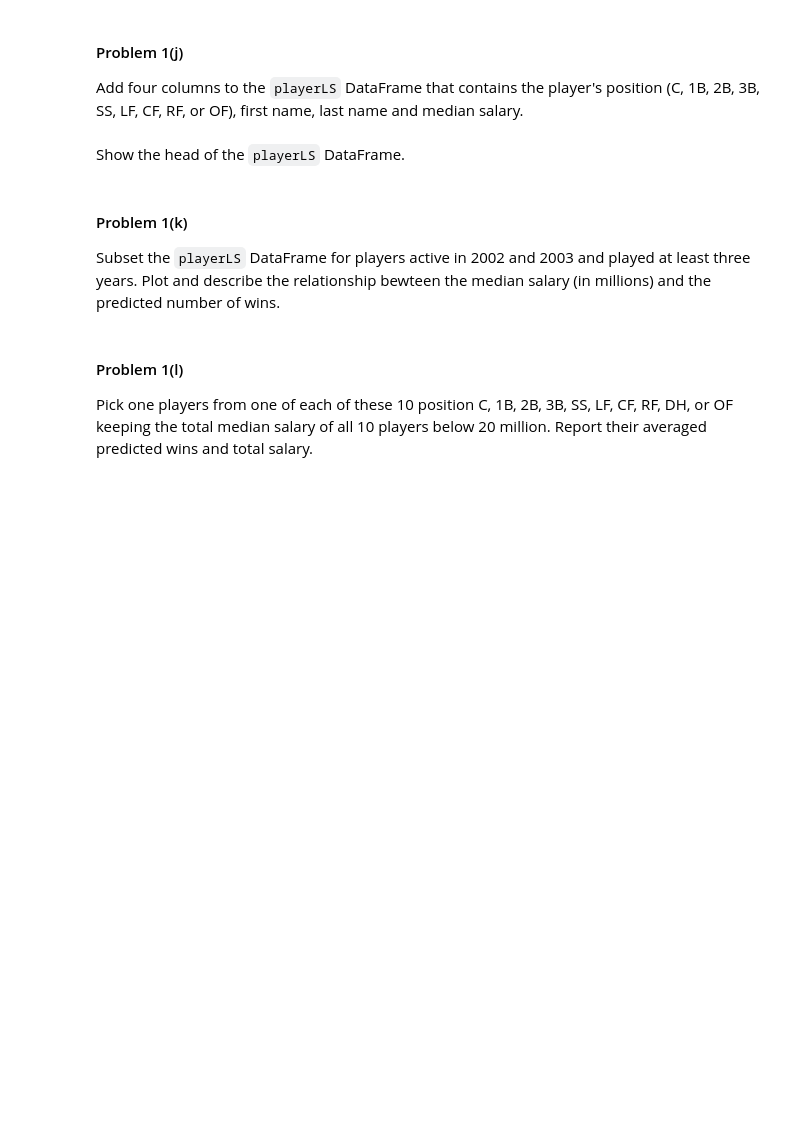
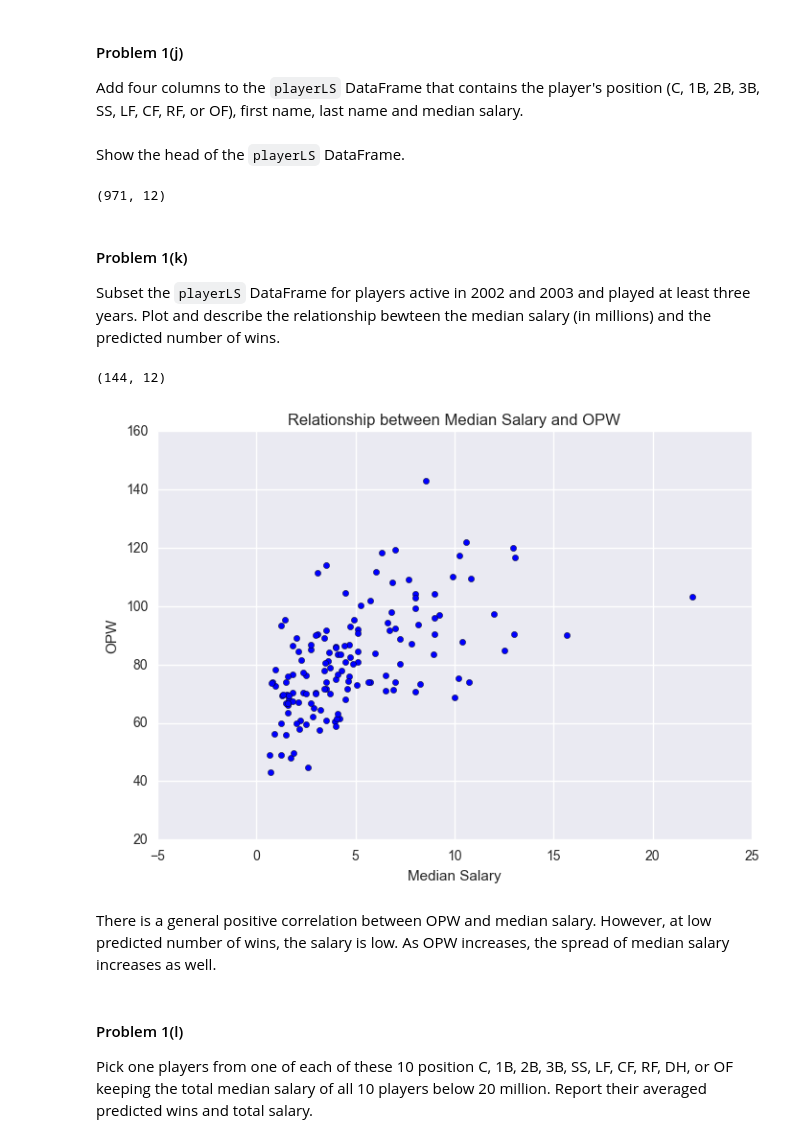
Before and after one commit to jacqzwy/2014, a Jupyter notebook: homework/HW3.ipynb, the cells around one changed output. Cells and saved outputs as stored; diff of their text form; code cells hidden in the pictures; blank space fills up the shorter version.

```diff
--- a/homework/HW3.ipynb
+++ b/homework/HW3.ipynb
@@ -227,0 +248,7 @@ Using the `playerstats` DataFrame created in Problem 1(g), create a new DataFram
+# %%
+### Your code here ###
+playerLS = master[['debut', 'finalGame']]
+playerLS.set_index(master['playerID'], inplace = True)
+print playerLS
+# player_rates = playerstats[['S', '2B', '3B', 'HR', 'BB']].groupby(playerstats['playerID']).mean()
+# playerLS = playerLS.join(player_rates)
@@ -237,0 +290,4 @@ Compute the OPW for each player based on the average rates in the `playerLS` Dat
+# %%
+### Your code here ###
+playerLS['OPW'] =  lm.predict(playerLS[['S', '2B', '3B', 'HR', 'BB']])
+playerLS.head()
@@ -244,7 +306,18 @@ Add four columns to the `playerLS` DataFrame that contains the player's position
+# %%
+### Your code here ###
+#get position of player (assume mode)
+position = fielding.groupby(fielding['playerID'])['POS'].agg(lambda x: x.value_counts().index[0])
+#merge
+playerLS_merged = playerLS.join(medianSalaries, how = 'inner')
+playerLS_merged = playerLS_merged.join(position)
 # %% [markdown]
 Show the head of the `playerLS` DataFrame.
 # %%
 ### Your code here ###
+playerLS_merged.head()
+print playerLS_merged.shape
+# %% [output]
+(971, 12)
 # %% [markdown]
 #### Problem 1(k)
 
@@ -254,3 +325,21 @@ Subset the `playerLS` DataFrame for players active in 2002 and 2003 and played a
+# %%
+### Your code here ###
+playerLS_sub = playerLS_merged[(playerLS_merged['start'] <= 2002) \
+                             & (playerLS_merged['end'] >= 2003) \
+                             & (playerLS_merged['end'] - playerLS_merged['start'] >= 3)]
+print playerLS_sub.shape
+Y = playerLS_sub['OPW']
+X = playerLS_sub['medianSalary']/10**6
+plt.scatter(X, Y)
+plt.xlabel('Median Salary')
+plt.ylabel('OPW')
+plt.title('Relationship between Median Salary and OPW')
+plt.show()
+# %% [output]
+(144, 12)
+[figure, added]
+# %% [markdown]
+There is a general positive correlation between OPW and median salary. However, at low predicted number of wins, the salary is low. As OPW increases, the spread of median salary increases as well.
 # %% [markdown]
 #### Problem 1(l)
 Pick one players from one of each of these 10 position C, 1B, 2B, 3B, SS, LF, CF, RF, DH, or OF keeping the total median salary of all 10 players below 20 million. Report their averaged predicted wins and total salary.
```
Also changed, not shown: parts of 11 cells of this notebook.
